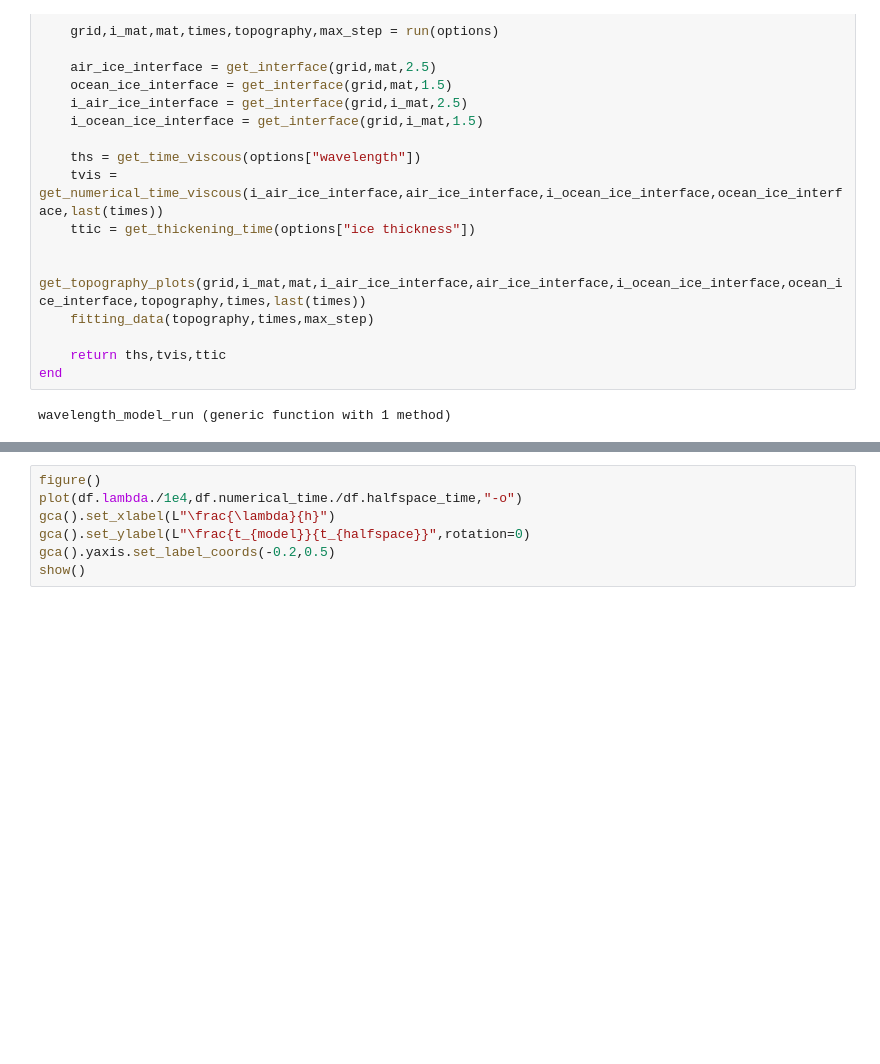
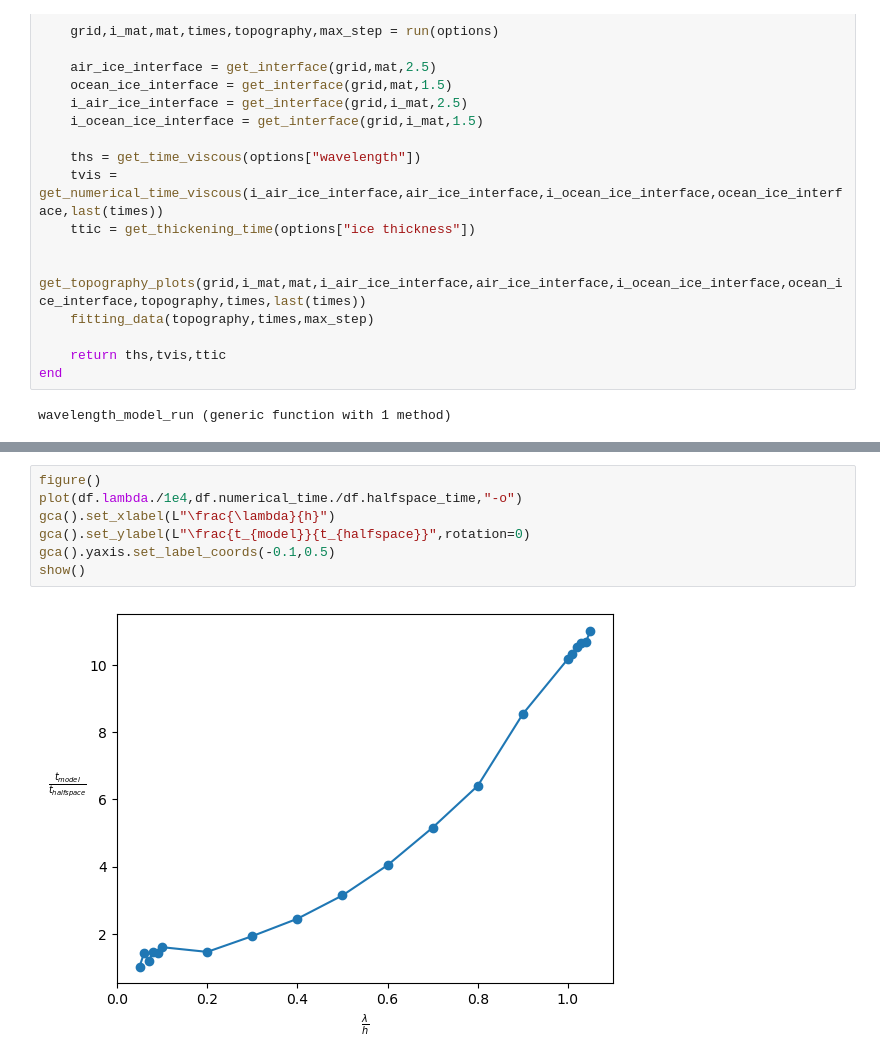
Before and after one commit to maxrudolph/gerya-julia, a Jupyter notebook: modelTest.ipynb, the cells around one changed output, grey strips where cells are left out. Cells and saved outputs as stored; diff of their text form; blank space fills up the shorter version.

```diff
--- a/modelTest.ipynb
+++ b/modelTest.ipynb
@@ -496,7 +625,9 @@ df = DataFrame(lambda = num_exp[:,2], numerical_time = num_exp[:,1], halfspace_t
 # %%
 figure()
 plot(df.lambda./1e4,df.numerical_time./df.halfspace_time,"-o")
 gca().set_xlabel(L"\frac{\lambda}{h}")
 gca().set_ylabel(L"\frac{t_{model}}{t_{halfspace}}",rotation=0)
-gca().yaxis.set_label_coords(-0.2,0.5)
+gca().yaxis.set_label_coords(-0.1,0.5)
 show()
+# %% [output]
+[figure, added]
```
Also changed, not shown: parts of 10 cells of this notebook.
